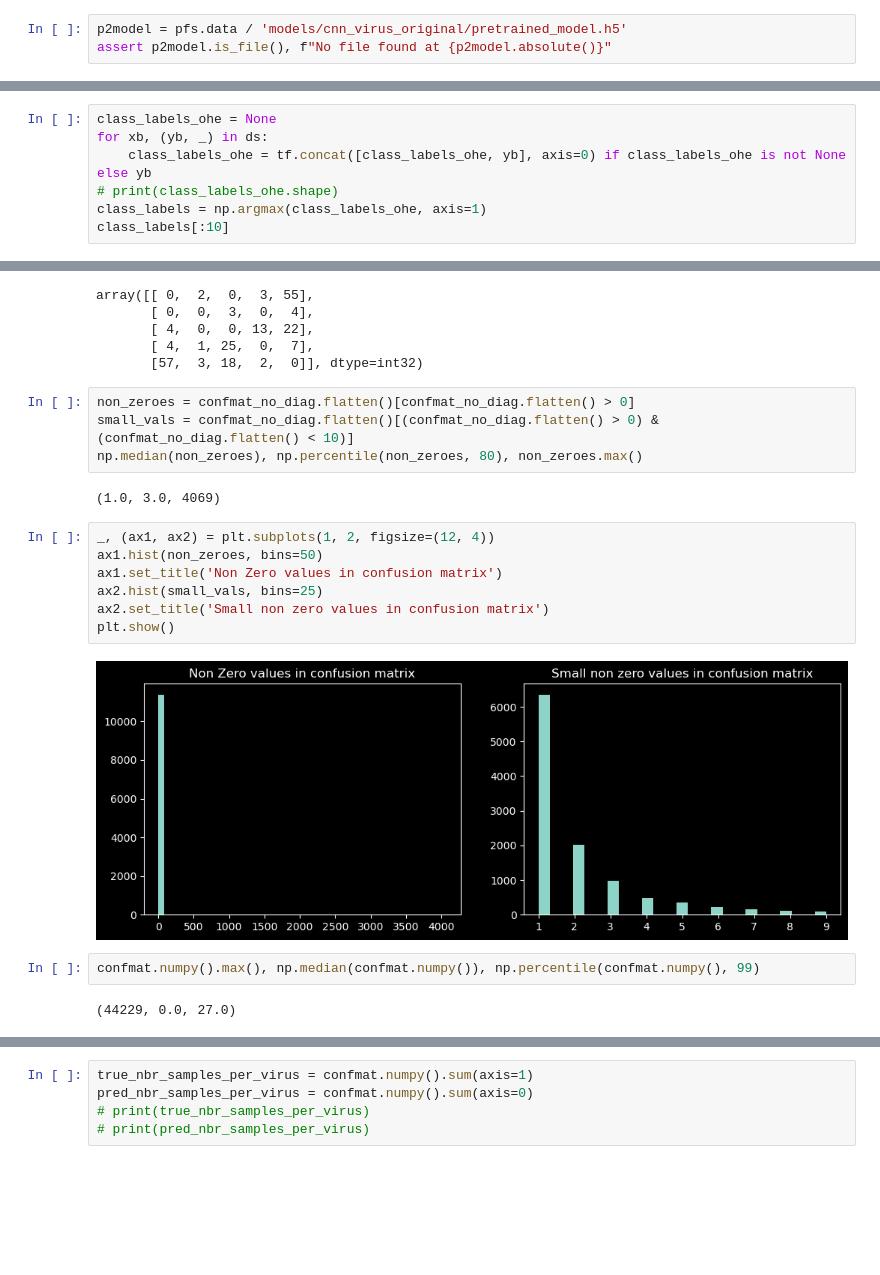
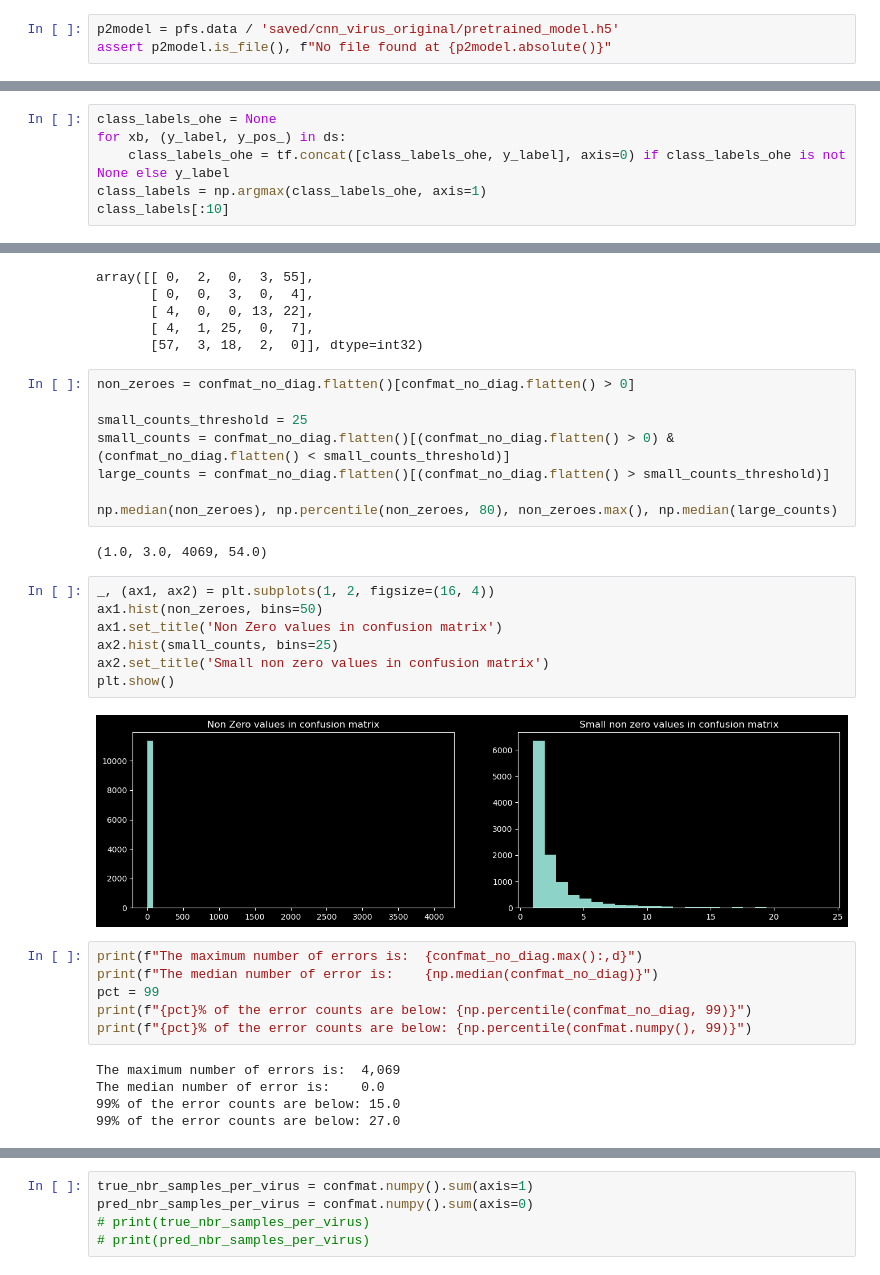
Before and after one commit to vtecftwy/metagentools, a Jupyter notebook: nbs/cnn_virus/ref_2.2_infer_w_orig_data_and_analysis.ipynb, the cells around one changed output, grey strips where cells are left out. Drawn from its saved outputs; the diff is of its cells as text; blank space fills up the shorter version.

Commit message:
review and refactor nbs, correct art code error

```diff
--- a/nbs/cnn_virus/ref_2.2_infer_w_orig_data_and_analysis.ipynb
+++ b/nbs/cnn_virus/ref_2.2_infer_w_orig_data_and_analysis.ipynb
@@ -195,7 +209,7 @@ tf.Tensor(
 # %% [markdown]
 ##  Setup paths
 # %%
-p2model = pfs.data / 'models/cnn_virus_original/pretrained_model.h5'
+p2model = pfs.data / 'saved/cnn_virus_original/pretrained_model.h5'
 assert p2model.is_file(), f"No file found at {p2model.absolute()}"
 # %% [markdown]
 ## Load pretrained model
@@ -241,8 +259,7 @@ array([ 71,   1, 158,   6,  71,  87,  10, 178,  71,  22])
 # %%
 class_labels_ohe = None
-for xb, (yb, _) in ds:
-    class_labels_ohe = tf.concat([class_labels_ohe, yb], axis=0) if class_labels_ohe is not None else yb
-# print(class_labels_ohe.shape)
+for xb, (y_label, y_pos_) in ds:
+    class_labels_ohe = tf.concat([class_labels_ohe, y_label], axis=0) if class_labels_ohe is not None else y_label
 class_labels = np.argmax(class_labels_ohe, axis=1)
 class_labels[:10]
 # %% [output]
@@ -309,20 +327,31 @@ array([[ 0,  2,  0,  3, 55],
        [57,  3, 18,  2,  0]], dtype=int32)
 # %%
 non_zeroes = confmat_no_diag.flatten()[confmat_no_diag.flatten() > 0]
-small_vals = confmat_no_diag.flatten()[(confmat_no_diag.flatten() > 0) & (confmat_no_diag.flatten() < 10)]
-np.median(non_zeroes), np.percentile(non_zeroes, 80), non_zeroes.max()
+
+small_counts_threshold = 25
+small_counts = confmat_no_diag.flatten()[(confmat_no_diag.flatten() > 0) & (confmat_no_diag.flatten() < small_counts_threshold)]
+large_counts = confmat_no_diag.flatten()[(confmat_no_diag.flatten() > small_counts_threshold)]
+
+np.median(non_zeroes), np.percentile(non_zeroes, 80), non_zeroes.max(), np.median(large_counts)
 # %% [output]
-(1.0, 3.0, 4069)
+(1.0, 3.0, 4069, 54.0)
 # %%
-_, (ax1, ax2) = plt.subplots(1, 2, figsize=(12, 4))
+_, (ax1, ax2) = plt.subplots(1, 2, figsize=(16, 4))
 ax1.hist(non_zeroes, bins=50)
 ax1.set_title('Non Zero values in confusion matrix')
-ax2.hist(small_vals, bins=25)
+ax2.hist(small_counts, bins=25)
 ax2.set_title('Small non zero values in confusion matrix')
 plt.show()
 # %% [output]
-[figure, old version]
+[figure, new version]
-# %%
-confmat.numpy().max(), np.median(confmat.numpy()), np.percentile(confmat.numpy(), 99)
-# %% [output]
-(44229, 0.0, 27.0)
+# %%
+print(f"The maximum number of errors is:  {confmat_no_diag.max():,d}")
+print(f"The median number of error is:    {np.median(confmat_no_diag)}")
+pct = 99
+print(f"{pct}% of the error counts are below: {np.percentile(confmat_no_diag, 99)}")
+print(f"{pct}% of the error counts are below: {np.percentile(confmat.numpy(), 99)}")
+# %% [output]
+The maximum number of errors is:  4,069
+The median number of error is:    0.0
+99% of the error counts are below: 15.0
+99% of the error counts are below: 27.0
```
Also changed, not shown: parts of 38 cells of this notebook, 12 other files.
